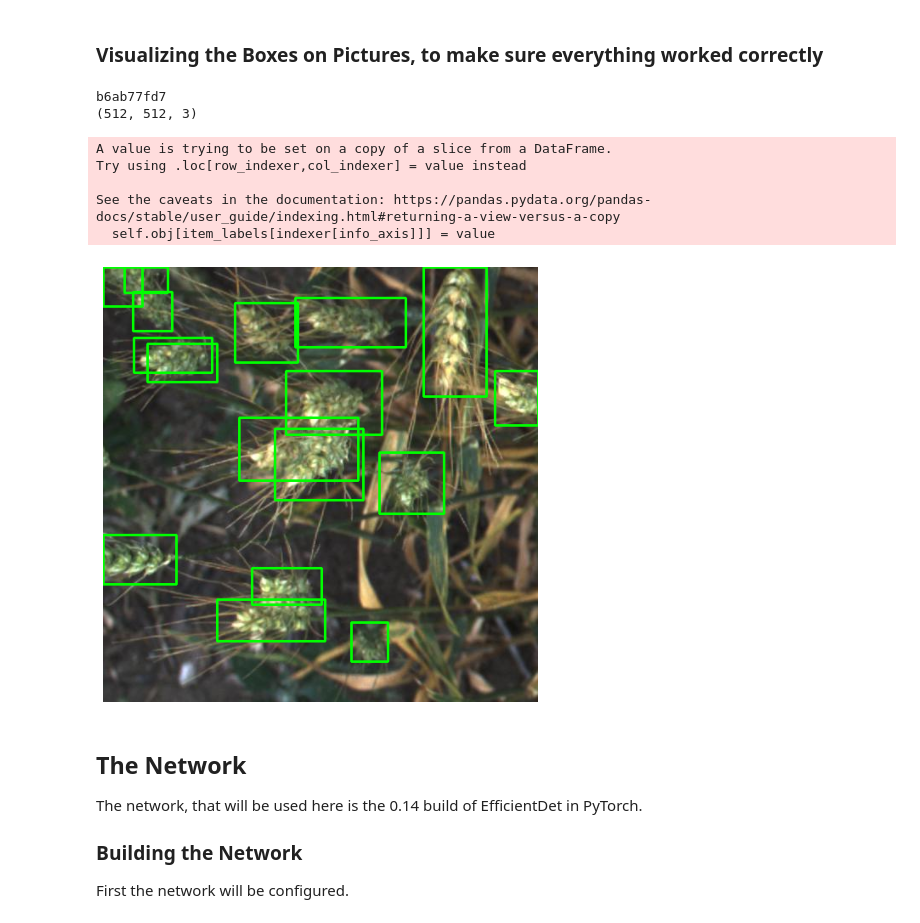
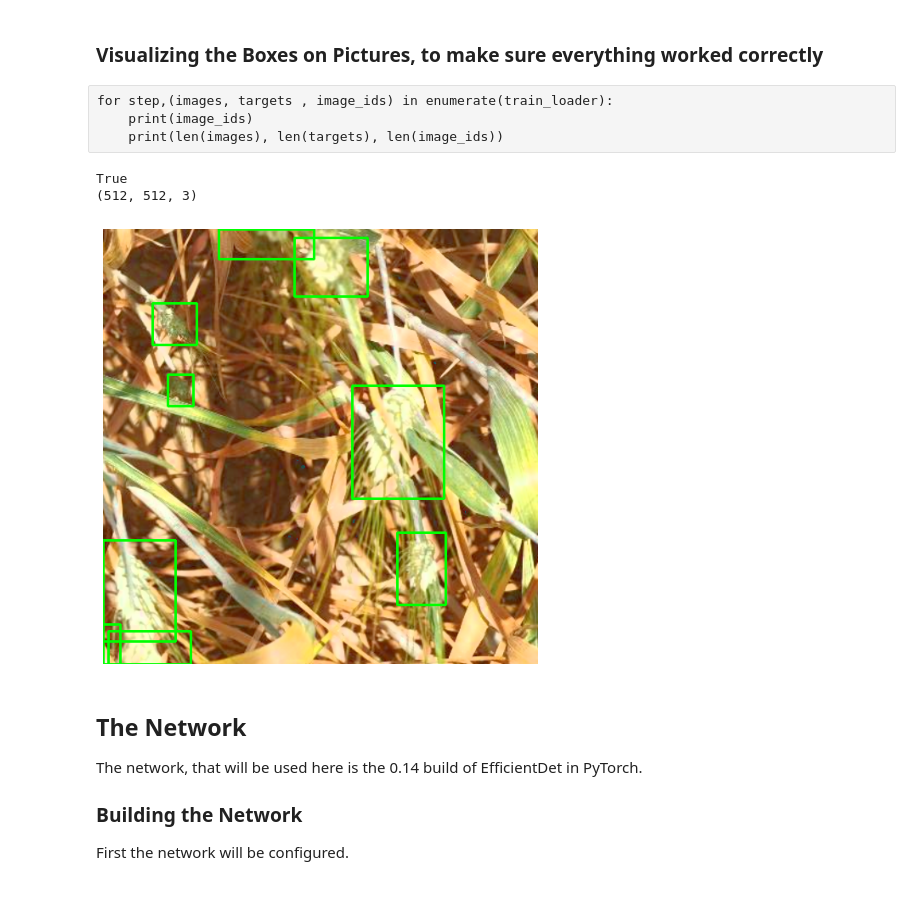
Before and after one commit to jillerhaus/Global_Wheat_EffDet_Training, a Jupyter notebook: train_efficientdet.ipynb, the cells around one changed output. Cells and saved outputs as stored; diff of their text form; code cells hidden in the pictures; blank space fills up the shorter version.

```diff
--- a/train_efficientdet.ipynb
+++ b/train_efficientdet.ipynb
@@ -448,35 +527,35 @@ for jpgfile in named_files:
 split_nr = int(len(labeled_files)* 0.8)
 train_files = labeled_files[:split_nr]
 val_files = labeled_files[split_nr:]
-training_dataset = DatasetRetriever(df = labels, image_ids = train_files)
-validation_dataset = DatasetRetriever(df = labels, image_ids = val_files)
+training_dataset = DatasetRetriever(df = labels, image_ids = train_files, transforms = 'train')
+validation_dataset = DatasetRetriever(df = labels, image_ids = val_files, transforms = 'val')
 # %% [markdown]
 ### Visualizing the Boxes on Pictures, to make sure everything worked correctly
+# %% [raw]
+for step,(images, targets , image_ids) in enumerate(train_loader):
+    print(image_ids)
+    print(len(images), len(targets), len(image_ids))
 # %%
-image, target, image_id = training_dataset[2]
-print(image_id)
+
+image, target, image_id = training_dataset[np.random.randint(2000)]
+print(target['boxes'].shape[0] == target['labels'].shape[0])
 boxes = target['boxes'].cpu().numpy().astype(np.int32)
 #converting the image from 1024x1024x3 torch tensor to a 1024x3x1024 numpy array
 numpy_image = image.permute(1,2,0).cpu().numpy().astype(np.float32)
 print(numpy_image.shape)
 #plotting
 
 fig, ax = plt.subplots(1, 1, figsize=(16, 8))
 
 for box in boxes:
     cv2.rectangle(numpy_image, (box[1], box[0]), (box[3],  box[2]), (0, 1, 0), 2)
 
 ax.set_axis_off()
 ax.imshow(numpy_image);
 # %% [output]
-b6ab77fd7
+True
 (512, 512, 3)
-A value is trying to be set on a copy of a slice from a DataFrame.
-Try using .loc[row_indexer,col_indexer] = value instead
-
-See the caveats in the documentation: https://pandas.pydata.org/pandas-docs/stable/user_guide/indexing.html#returning-a-view-versus-a-copy
-  self.obj[item_labels[indexer[info_axis]]] = value
-[figure, old version]
+[figure, new version]
 # %% [markdown]
 ## The Network
 The network, that will be used here is the 0.14 build of EfficientDet in PyTorch.
```
Also changed, not shown: parts of 15 cells of this notebook.
